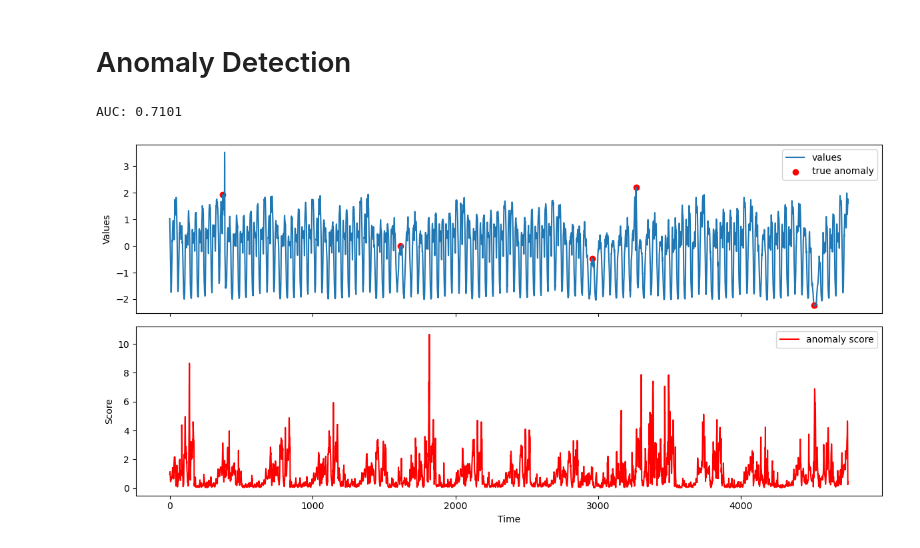
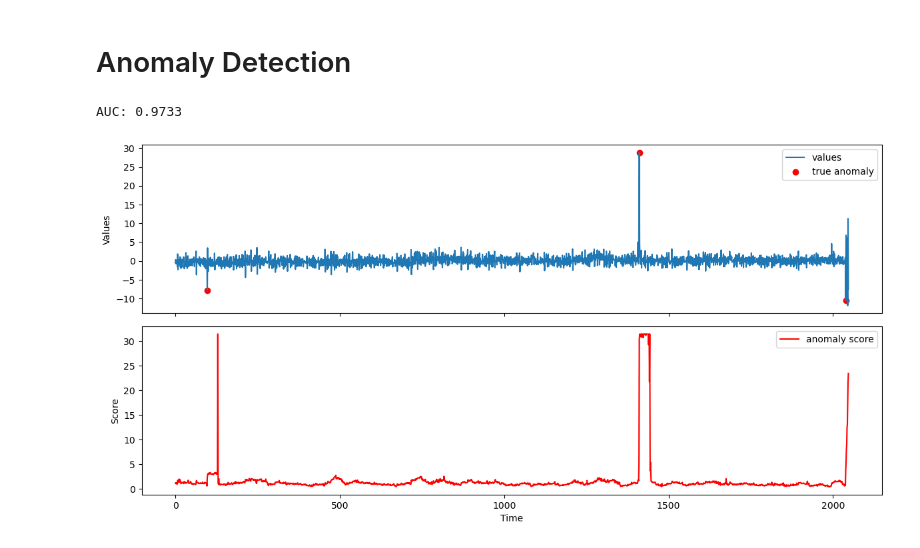
Before and after one commit to vilhess/PatchFM, a Jupyter notebook: notebooks/tutorial.ipynb, the cells around one changed output. Drawn from its saved outputs; the diff is of its cells as text; code cells hidden in the pictures.

```diff
--- a/notebooks/tutorial.ipynb
+++ b/notebooks/tutorial.ipynb
@@ -11,7 +11,7 @@ from forecaster import Forecaster, PatchFMConfig, plot_forecast
 # %%
 # --- Instantiate model ---
 config = PatchFMConfig()
-config.ckpt_path = "../ckpts/pretrained_patchfm_artificial.pth"
+config.ckpt_path = "../ckpts/pretrained_patchfm_all.pth"
 
 model = Forecaster(config)
 # %% [markdown]
@@ -45,7 +45,7 @@ Warning: Currently quantiles works only for 3 quantiles (lower, median, upper),
 # %%
 from anomaly_detection.dataset_example import get_data
 
-test = get_data(window_size=1024, root_dir='../anomaly_detection/', dataset="nyc_taxi")
+test = get_data(window_size=1024, root_dir='../anomaly_detection/', dataset="ec2_request_latency_system_failure")
 # %%
 scores = []
 
@@ -60,29 +60,29 @@ from sklearn.metrics import roc_auc_score
 auc = roc_auc_score(labels, scores)
 print(f"AUC: {auc:.4f}")
 # %% [output]
-AUC: 0.7101
+AUC: 0.9733
 # %%
 fig, (ax1, ax2) = plt.subplots(2, 1, figsize=(12, 6), sharex=True)
 
 # --- First plot: values + anomalies ---
 ax1.plot(range(len(values)), values, label="values")
 ax1.scatter(
     [i for i in range(len(values)) if labels[i] == 1],
     [values[i] for i in range(len(values)) if labels[i] == 1],
     color='red', label="true anomaly"
 )
 ax1.legend()
 ax1.set_ylabel("Values")
 
 threshold = np.percentile(scores, 99)
 clipped_scores = np.clip(scores, None, threshold)
 
-ax2.plot(range(len(clipped_scores)), scores, label="anomaly score", color='red')
+ax2.plot(range(len(clipped_scores)), clipped_scores, label="anomaly score", color='red')
 ax2.legend()
 ax2.set_xlabel("Time")
 ax2.set_ylabel("Score")
 
 plt.tight_layout()
 plt.show()
 # %% [output]
-[figure, old version]
+[figure, new version]
```
Also changed, not shown: parts of 1 cell of this notebook, 1 other file.
